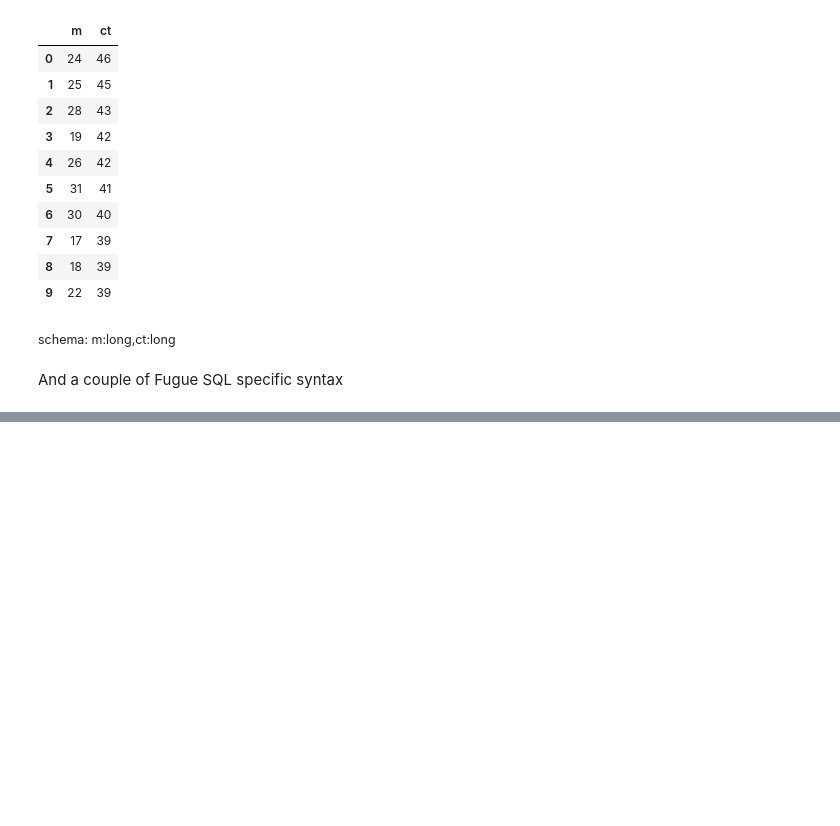
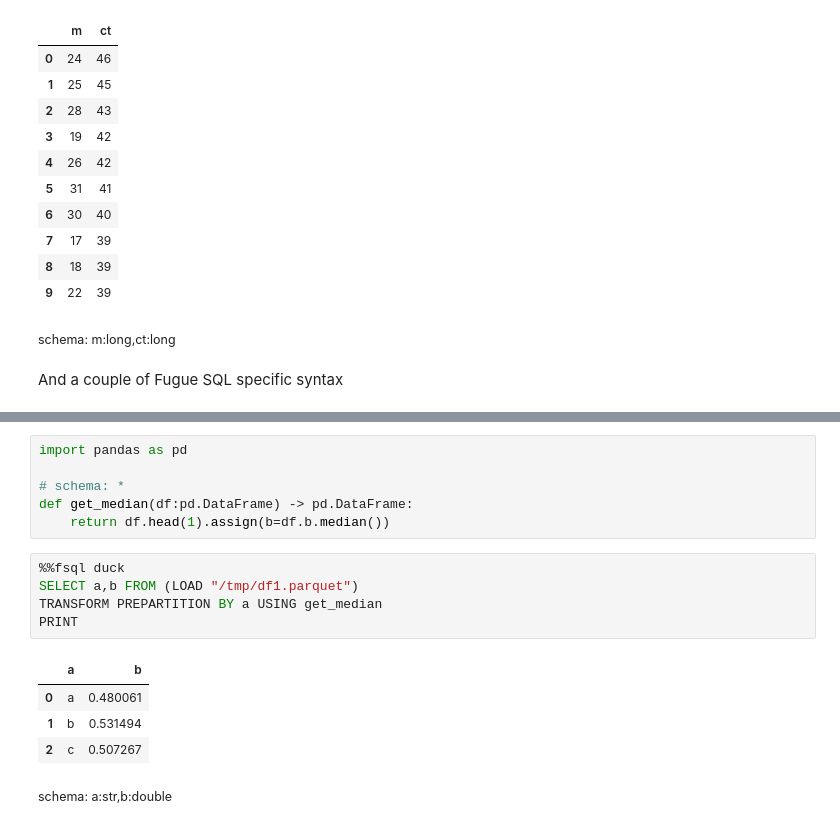
Before and after one commit to fugue-project/tutorials, a Jupyter notebook: tutorials/integrations/duckdb.ipynb, the cells around one changed output, grey strips where cells are left out. Drawn from its saved outputs; the diff is of its cells as text; blank space fills up the shorter version.

```diff
--- a/tutorials/integrations/duckdb.ipynb
+++ b/tutorials/integrations/duckdb.ipynb
@@ -254,0 +260,17 @@ schema: a:str,c:datetime,d:bool
+# %%
+import pandas as pd
+
+# schema: *
+def get_median(df:pd.DataFrame) -> pd.DataFrame:
+    return df.head(1).assign(b=df.b.median())
+# %%
+%%fsql duck
+SELECT a,b FROM (LOAD "/tmp/df1.parquet")
+TRANSFORM PREPARTITION BY a USING get_median
+PRINT
+# %% [output]
+|  | a | b |
+| 0 | a | 0.480061 |
+| 1 | b | 0.531494 |
+| 2 | c | 0.507267 |
+schema: a:str,b:double
```
Also changed, not shown: parts of 15 cells of this notebook, 5 other files.
